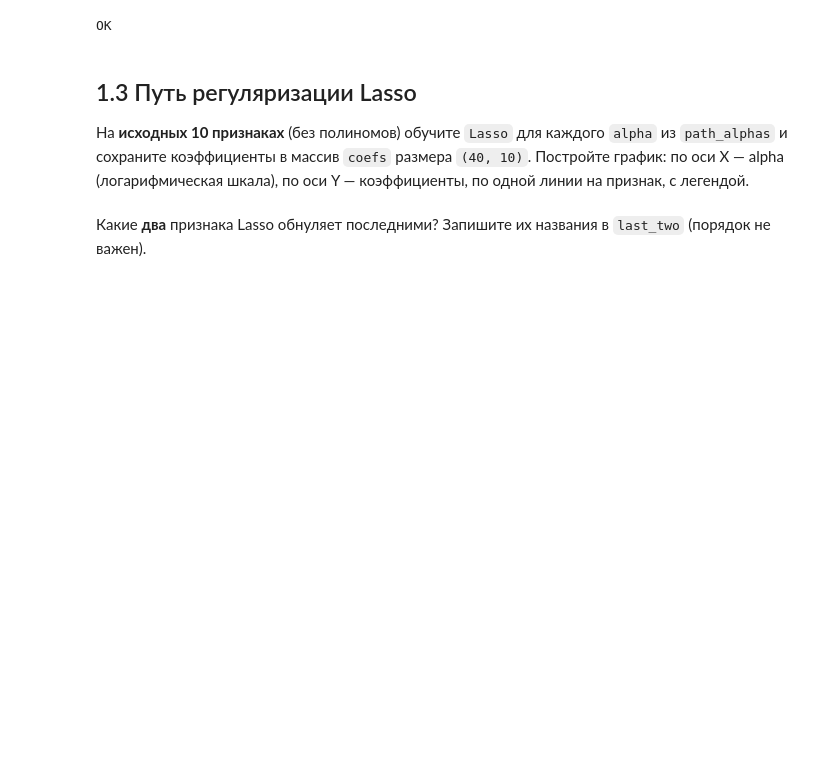
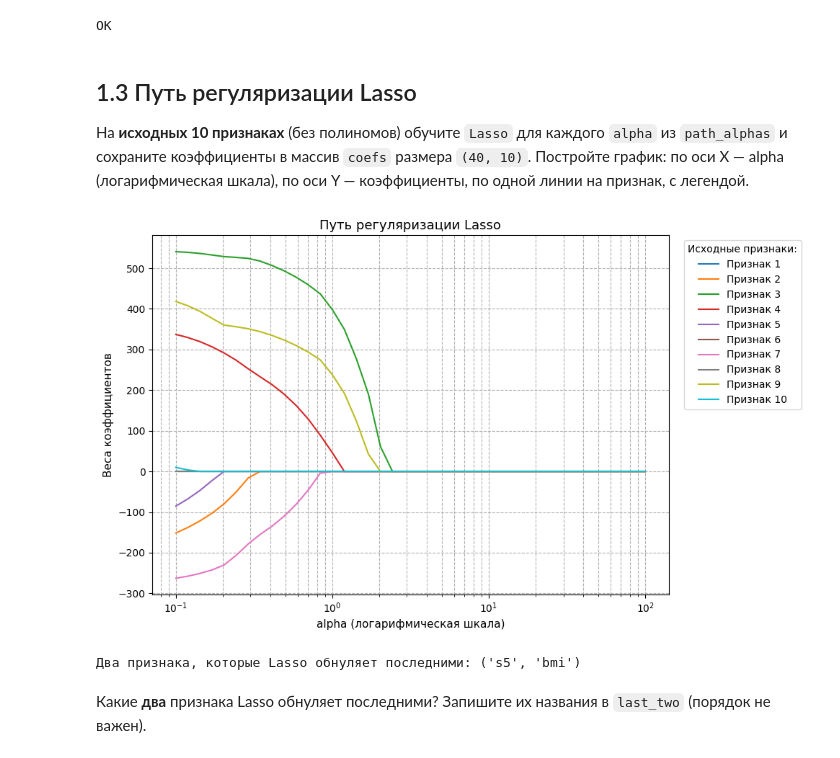
Before and after one commit to SashaVeremchuk/GP_ML_2026, a Jupyter notebook: Seminar_2_HW.ipynb, the cells around one changed output. Cells and saved outputs as stored; diff of their text form; code cells hidden in the pictures; blank space fills up the shorter version.

```diff
--- a/Seminar_2_HW.ipynb
+++ b/Seminar_2_HW.ipynb
@@ -163,20 +163,41 @@ OK
 # %%
 path_alphas = np.logspace(-1, 2, 40)
 scaler_d = StandardScaler().fit(X_tr_d)
 X_tr_d_scaled = scaler_d.transform(X_tr_d)
 
 coefs = np.zeros((40, 10))  # <ВАШ КОД>
 
 for i, alpha in enumerate(path_alphas):
   lasso = Lasso(alpha=alpha, max_iter=20_000)
   lasso.fit(X_tr_d, y_tr_d)
   coefs[i:] = lasso.coef_
 
 # график
 # <ВАШ КОД>
 plt.figure(figsize=(10, 6))
-for j in
-plt.plot()
+
+for j in range(coefs.shape[1]):
+   plt.plot(path_alphas, coefs[:, j], label=f"Признак {j+1}", linewidth=1.5)
+
+plt.xscale('log')
+plt.xlabel('alpha (логарифмическая шкала)', fontsize=11)
+plt.ylabel('Веса коэффициентов', fontsize=11)
+plt.title('Путь регуляризации Lasso', fontsize=13)
+plt.grid(True, which='both', ls='--')
+plt.legend(bbox_to_anchor=(1.02, 1), loc='upper left', title="Исходные признаки:")
+plt.tight_layout()
+# %% [output]
+[figure, added]
+# %%
+nonzero_counts = np.sum(coefs != 0, axis=0)
+best_indices = np.argsort(nonzero_counts)[-2:]
+
+name1 = X_tr_d.columns[best_indices[0]]
+name2 = X_tr_d.columns[best_indices[1]]
+
+print("Два признака, которые Lasso обнуляет последними:", (name1, name2))
+# %% [output]
+Два признака, которые Lasso обнуляет последними: ('s5', 'bmi')
 # %% [markdown]
 Какие **два** признака Lasso обнуляет последними? Запишите их названия в `last_two` (порядок не важен).
 # %%
```
Also changed, not shown: parts of 4 cells of this notebook.
